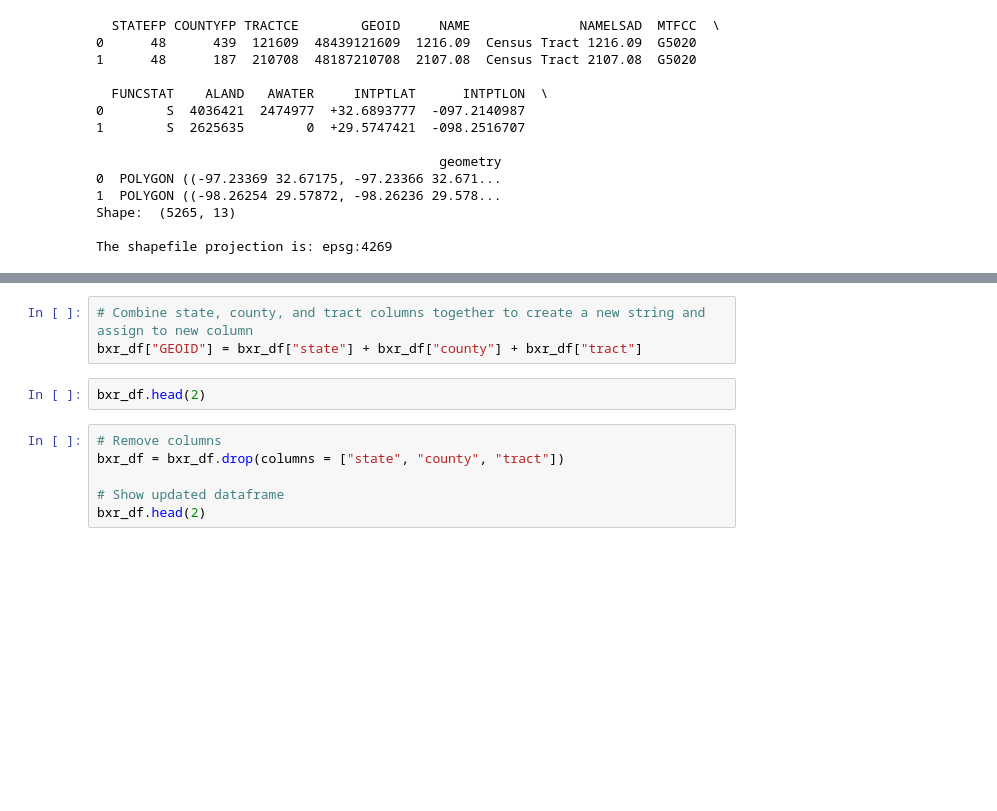
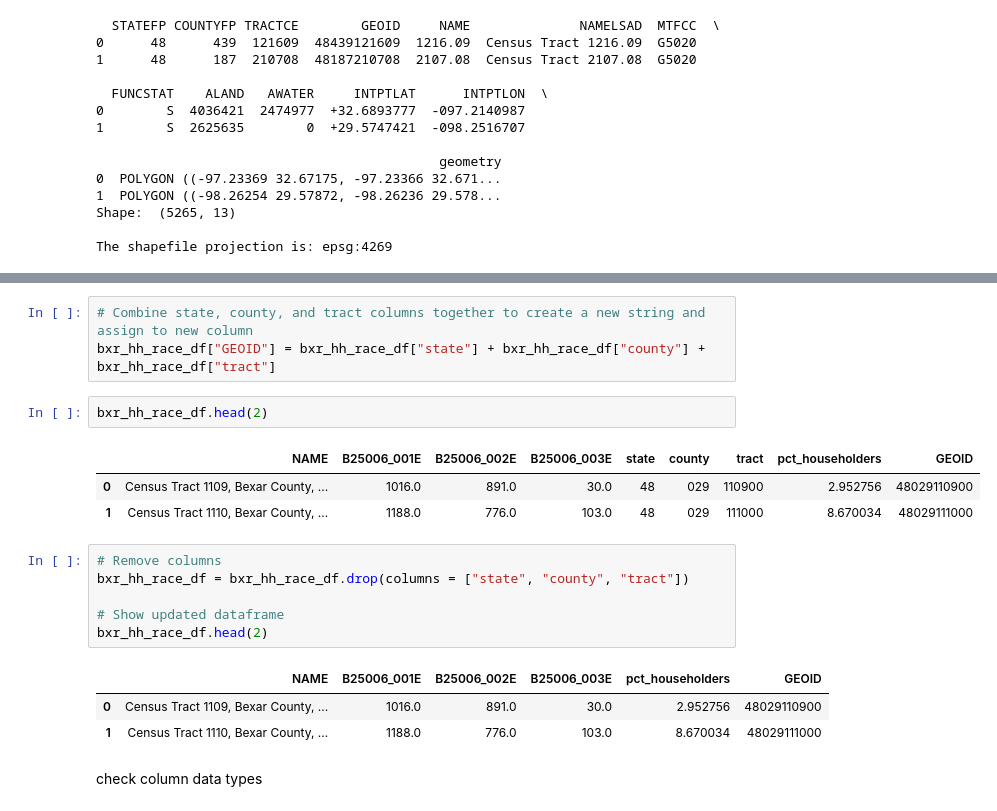
Before and after one commit to dianita956/Maps, a Jupyter notebook: Bexar County Black and African American Home Ownership ACS_5_2019 (percentage).ipynb, the cells around one changed output, grey strips where cells are left out. Saved outputs shown, nothing was run; the diff lists cells and outputs as text; blank space fills up the shorter version.

```diff
--- a/Bexar County Black and African American Home Ownership ACS_5_2019 (percentage).ipynb
+++ b/Bexar County Black and African American Home Ownership ACS_5_2019 (percentage).ipynb
@@ -119,13 +122,23 @@ performing dataframe operations
 # %%
 # Combine state, county, and tract columns together to create a new string and assign to new column
-bxr_df["GEOID"] = bxr_df["state"] + bxr_df["county"] + bxr_df["tract"]
+bxr_hh_race_df["GEOID"] = bxr_hh_race_df["state"] + bxr_hh_race_df["county"] + bxr_hh_race_df["tract"]
 # %%
-bxr_df.head(2)
+bxr_hh_race_df.head(2)
+# %% [output]
+|  | NAME | B25006_001E | B25006_002E | B25006_003E | state | county | tract | pct_householders | GEOID |
+| 0 | Census Tract 1109, Bexar County, ... | 1016.0 | 891.0 | 30.0 | 48 | 029 | 110900 | 2.952756 | 48029110900 |
+| 1 | Census Tract 1110, Bexar County, ... | 1188.0 | 776.0 | 103.0 | 48 | 029 | 111000 | 8.670034 | 48029111000 |
 # %%
 # Remove columns
-bxr_df = bxr_df.drop(columns = ["state", "county", "tract"])
+bxr_hh_race_df = bxr_hh_race_df.drop(columns = ["state", "county", "tract"])
 
 # Show updated dataframe
-bxr_df.head(2)
+bxr_hh_race_df.head(2)
+# %% [output]
+|  | NAME | B25006_001E | B25006_002E | B25006_003E | pct_householders | GEOID |
+| 0 | Census Tract 1109, Bexar County, ... | 1016.0 | 891.0 | 30.0 | 2.952756 | 48029110900 |
+| 1 | Census Tract 1110, Bexar County, ... | 1188.0 | 776.0 | 103.0 | 8.670034 | 48029111000 |
+# %% [markdown]
+check column data types
 # %%
 # Check column data types for census data
```
Also changed, not shown: parts of 13 cells of this notebook.
